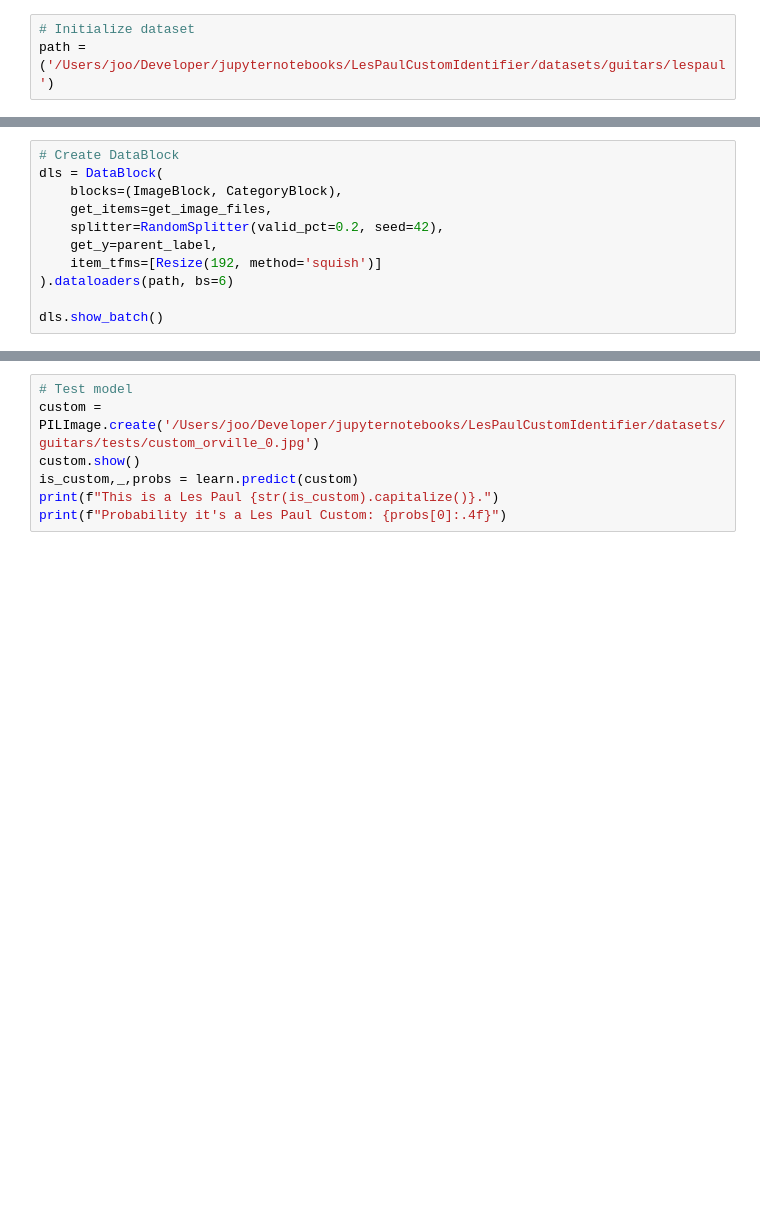
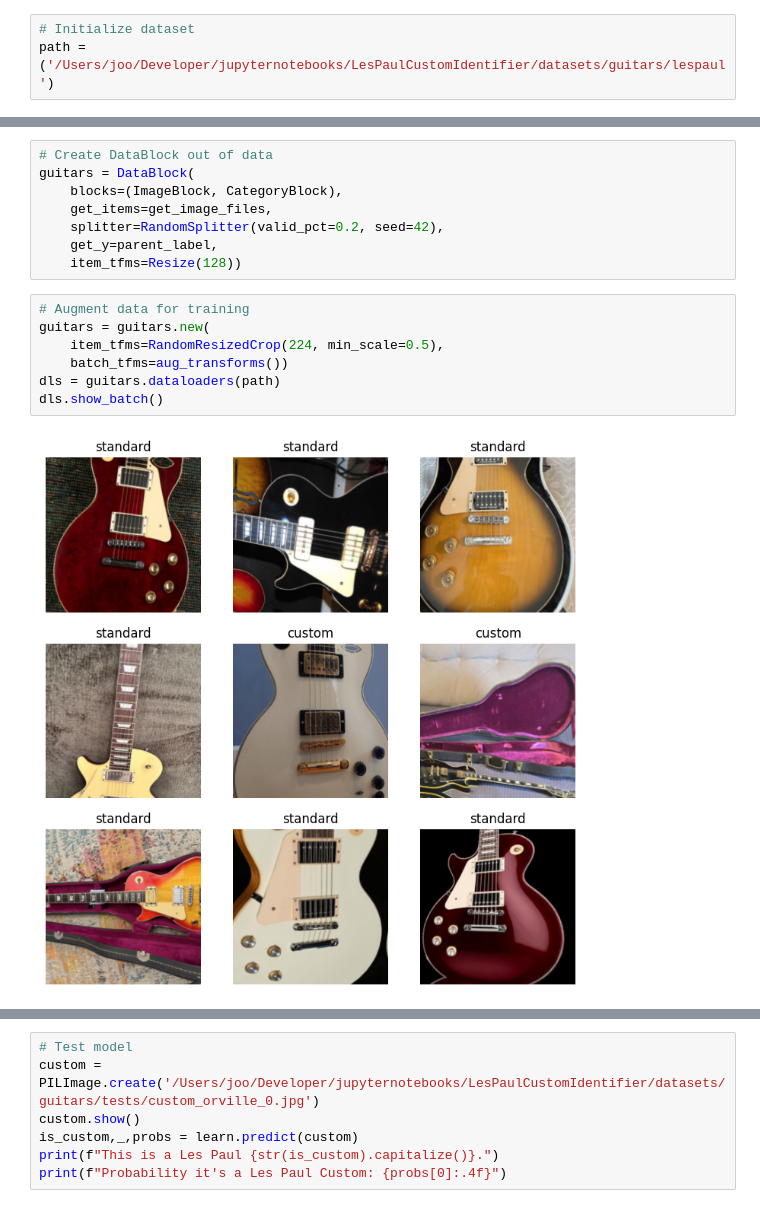
Before and after one commit to joolee92/LesPaulWho, a Jupyter notebook: les-paul-custom-type-or-not.ipynb, the cells around one changed output, grey strips where cells are left out. Saved outputs shown, nothing was run; the diff lists cells and outputs as text; blank space fills up the shorter version.

Commit message:
Augment data

```diff
--- a/les-paul-custom-type-or-not.ipynb
+++ b/les-paul-custom-type-or-not.ipynb
@@ -15,14 +16,20 @@ len(failed)
 # %%
-# Create DataBlock
-dls = DataBlock(
+# Create DataBlock out of data
+guitars = DataBlock(
     blocks=(ImageBlock, CategoryBlock),
     get_items=get_image_files,
     splitter=RandomSplitter(valid_pct=0.2, seed=42),
     get_y=parent_label,
-    item_tfms=[Resize(192, method='squish')]
-).dataloaders(path, bs=6)
-
-dls.show_batch()
+    item_tfms=Resize(128))
+# %%
+# Augment data for training
+guitars = guitars.new(
+    item_tfms=RandomResizedCrop(224, min_scale=0.5),
+    batch_tfms=aug_transforms())
+dls = guitars.dataloaders(path)
+dls.show_batch()
+# %% [output]
+[figure, added]
 # %%
 # Train model
 learn = vision_learner(dls, resnet18, metrics=error_rate)
```
Also changed, not shown: parts of 5 cells of this notebook.
